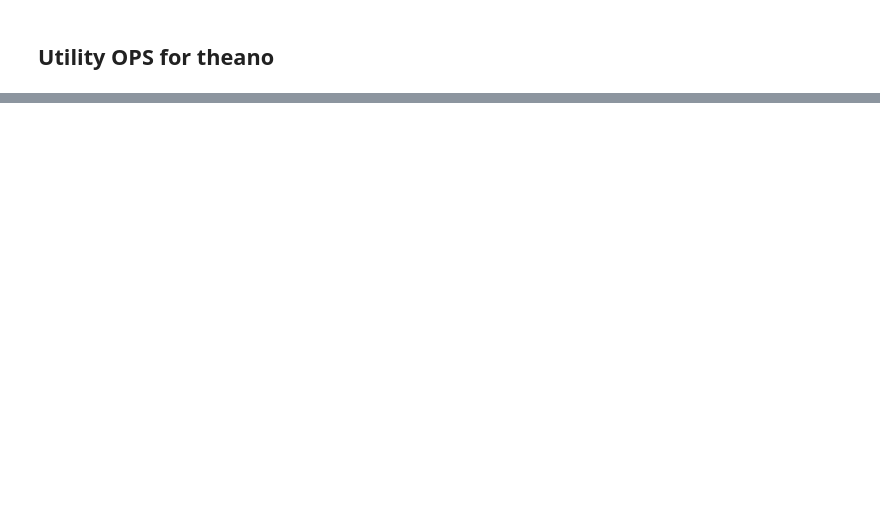
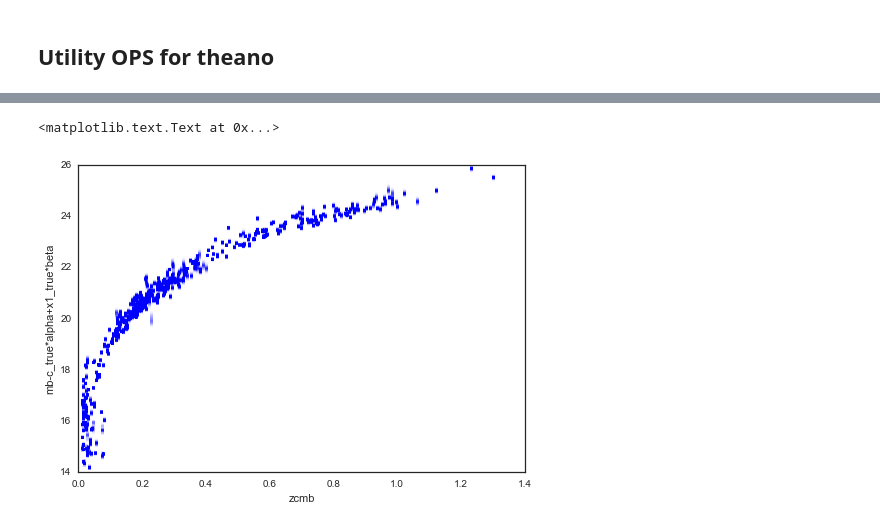
Before and after one commit to drJfunk/supernova, a Jupyter notebook: Standard Fit.ipynb, the cells around one changed output, grey strips where cells are left out. Cells and saved outputs as stored; diff of their text form; code cells hidden in the pictures; blank space fills up the shorter version.

```diff
--- a/Standard Fit.ipynb
+++ b/Standard Fit.ipynb
@@ -48,5 +68,10 @@ sdssLCfiles=glob("jla_light_curves/lc-SDSS*")#[:30]
 # %%
-data=map(lambda f: sncosmo.io.read_lc(f, format='salt2') ,sdssLCfiles)
+lc_files=array(glob("jla_light_curves/lc*.list"))[drop()]
+rndLC_index =random.choice(range(len(lc_files)),replace=False,size=500)
+
+lc_files = lc_files[rndLC_index]
+
+data=map(lambda f: sncosmo.io.read_lc(f, format='salt2') ,lc_files)
 tStarts = map(lambda x: x['Date'][0],data )
 
 nData = len(data)
@@ -204,0 +352,17 @@ trace[10]
+# %%
+zGrid = linspace(0,1.4,100)
+
+for tr in trace[7000::20]:
+
+    spefCosmo = cosmology.FlatLambdaCDM(H0=72., Om0=tr['OmegaM'])
+    #plot(zGrid,spefCosmo.distmod(zGrid).value+tr["M"],'r',alpha=0.01)
+    plot(allZ[filt],tr['mb']-tr['c_true']*tr['beta']+tr['alpha']*tr['x_true'],'b.',alpha=0.005)
+
+
+
+
+xlabel("zcmb")
+ylabel("mb-c_true*alpha+x1_true*beta")
+# %% [output]
+<matplotlib.text.Text at 0x...>
+[figure, added]
```
Also changed, not shown: parts of 70 cells of this notebook, 4 other files.
